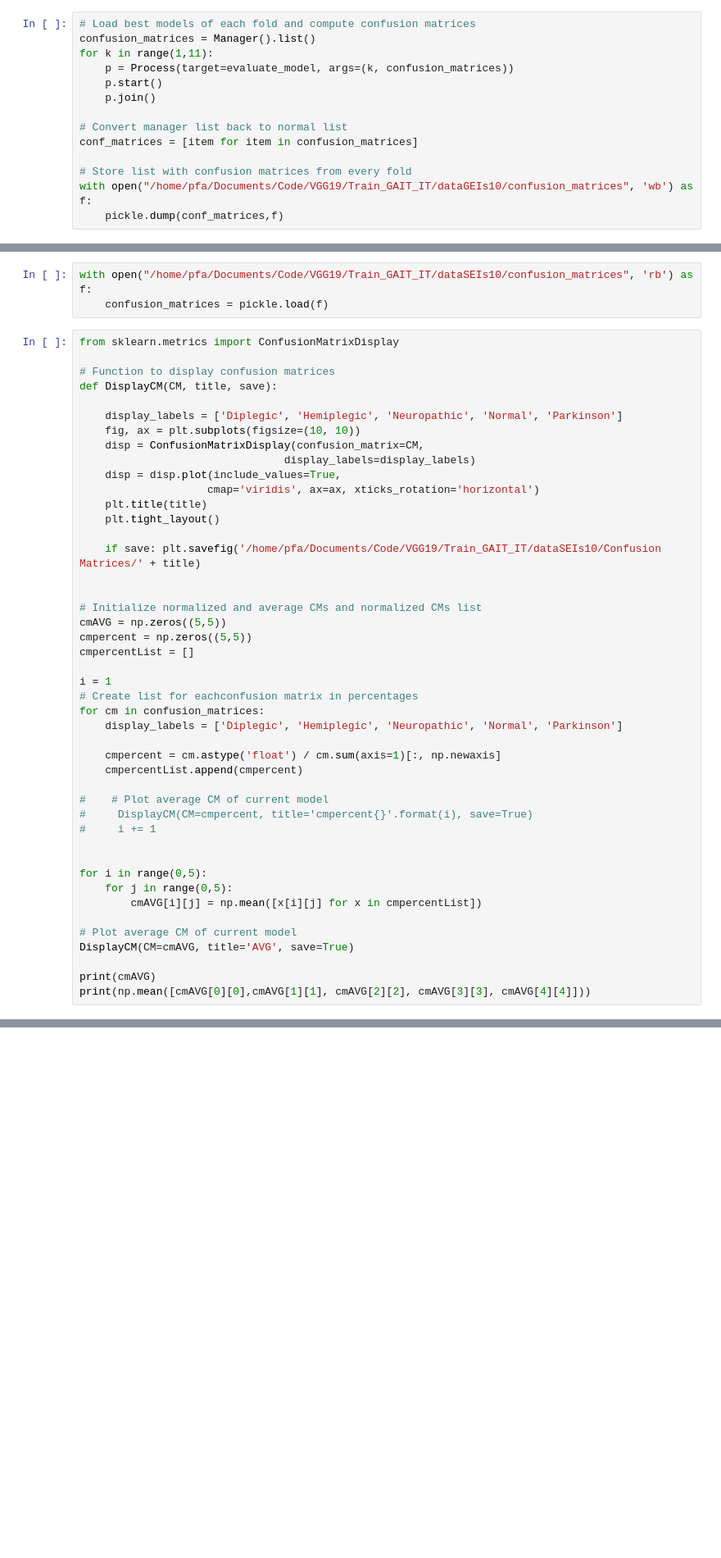
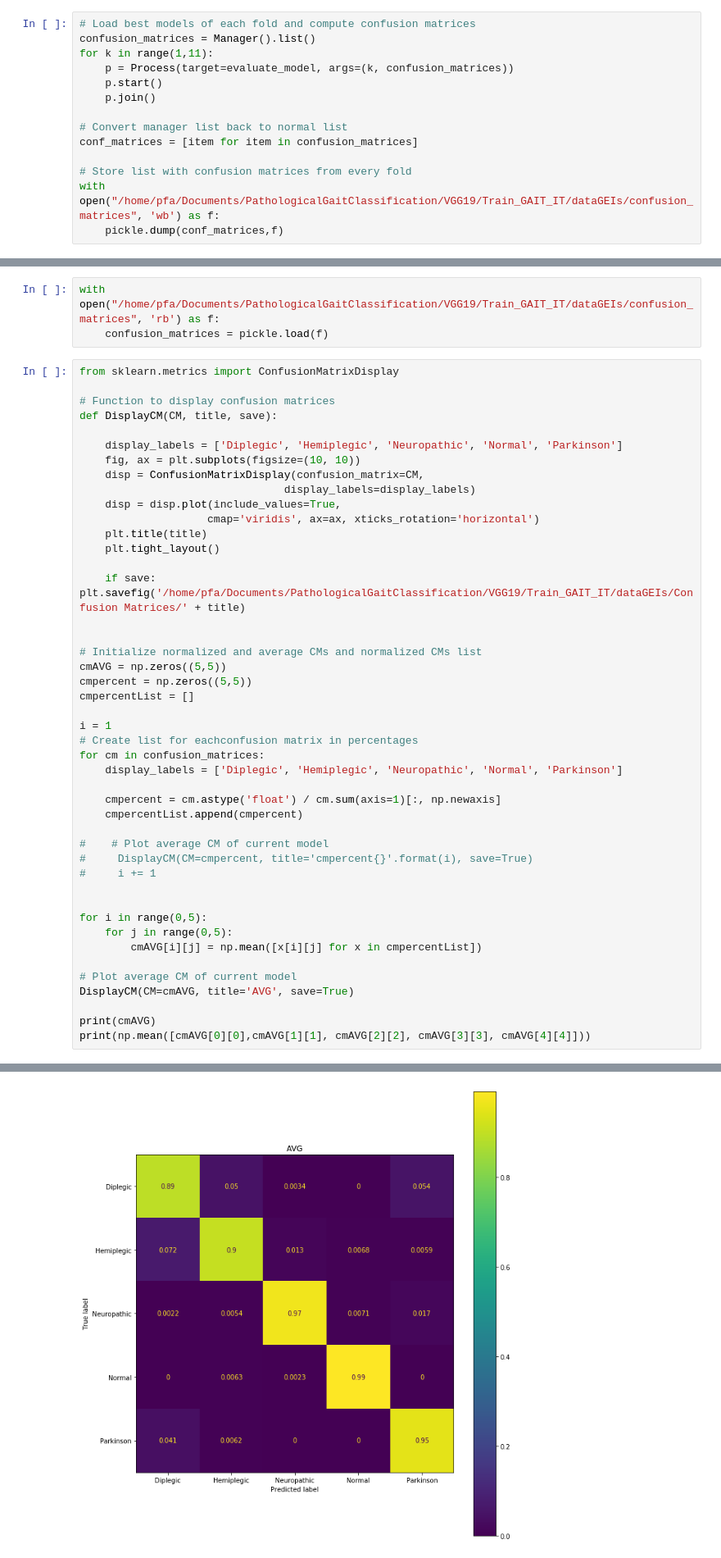
Before and after one commit to PedroFloresAlbuquerque/PathologicalGaitClassification, a Jupyter notebook: VGG19/VGG19_Train_GAIT_IT.ipynb, the cells around one changed output, grey strips where cells are left out. Shown at 82% size. Saved outputs shown, nothing was run; the diff lists cells and outputs as text; blank space fills up the shorter version.

```diff
--- a/VGG19/VGG19_Train_GAIT_IT.ipynb
+++ b/VGG19/VGG19_Train_GAIT_IT.ipynb
@@ -312,5 +334,5 @@ for k in range(1,11):
 conf_matrices = [item for item in confusion_matrices]
 
 # Store list with confusion matrices from every fold
-with open("/home/pfa/Documents/Code/VGG19/Train_GAIT_IT/dataGEIs10/confusion_matrices", 'wb') as f:
+with open("/home/pfa/Documents/PathologicalGaitClassification/VGG19/Train_GAIT_IT/dataGEIs/confusion_matrices", 'wb') as f:
     pickle.dump(conf_matrices,f)
@@ -317,5 +357,5 @@ with open("/home/pfa/Documents/Code/VGG19/Train_GAIT_IT/dataGEIs10/confusion_mat
 # %%
-with open("/home/pfa/Documents/Code/VGG19/Train_GAIT_IT/dataSEIs10/confusion_matrices", 'rb') as f:
+with open("/home/pfa/Documents/PathologicalGaitClassification/VGG19/Train_GAIT_IT/dataGEIs/confusion_matrices", 'rb') as f:
     confusion_matrices = pickle.load(f)
 # %%
 from sklearn.metrics import ConfusionMatrixDisplay
@@ -332,7 +372,7 @@ def DisplayCM(CM, title, save):
     plt.title(title)
     plt.tight_layout()
 
-    if save: plt.savefig('/home/pfa/Documents/Code/VGG19/Train_GAIT_IT/dataSEIs10/Confusion Matrices/' + title)
+    if save: plt.savefig('/home/pfa/Documents/PathologicalGaitClassification/VGG19/Train_GAIT_IT/dataGEIs/Confusion Matrices/' + title)
 
 
 # Initialize normalized and average CMs and normalized CMs list
@@ -362,3 +402,4 @@ DisplayCM(CM=cmAVG, title='AVG', save=True)
 
 print(cmAVG)
 print(np.mean([cmAVG[0][0],cmAVG[1][1], cmAVG[2][2], cmAVG[3][3], cmAVG[4][4]]))
+# %% [output]
@@ -364,0 +412 @@ print(np.mean([cmAVG[0][0],cmAVG[1][1], cmAVG[2][2], cmAVG[3][3], cmAVG[4][4]]))
+[figure, added]
```
Also changed, not shown: parts of 11 cells of this notebook, 12 other files.
